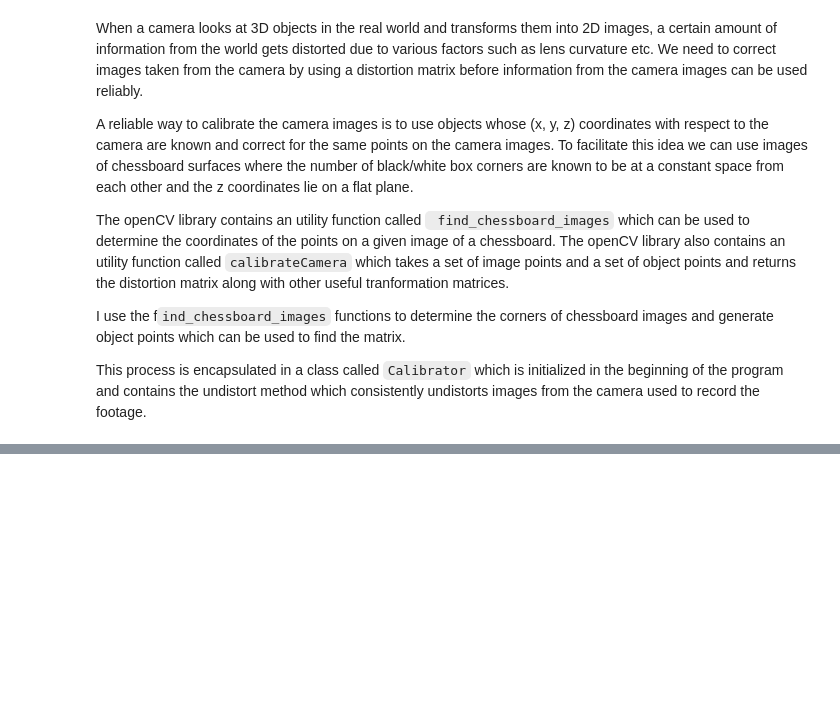
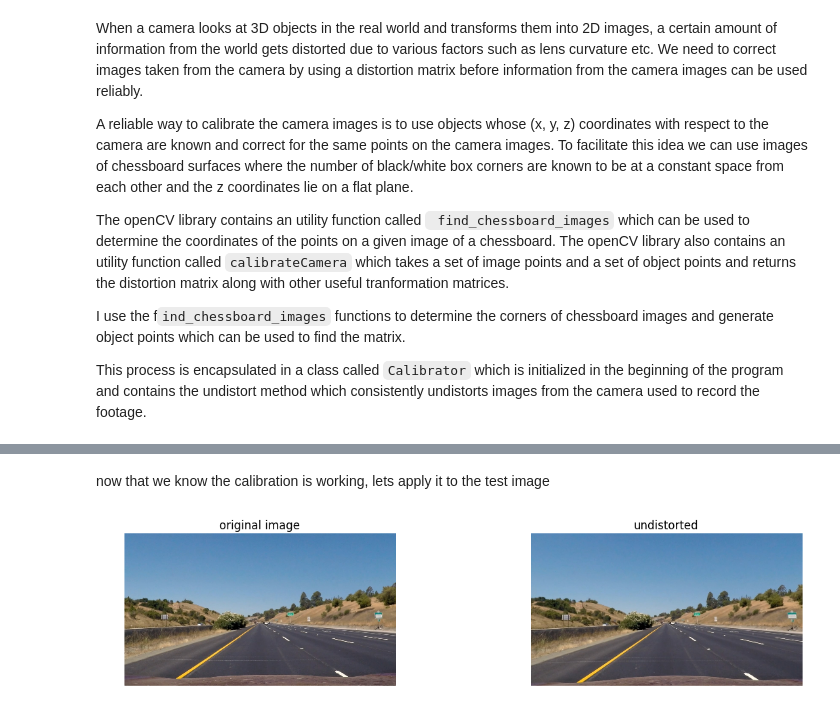
Before and after one commit to aditbiswas1/P4-Advanced-Lane-Lines, a Jupyter notebook: Readme.ipynb, the cells around one changed output, grey strips where cells are left out. Drawn from its saved outputs; the diff is of its cells as text; code cells hidden in the pictures; blank space fills up the shorter version.

```diff
--- a/Readme.ipynb
+++ b/Readme.ipynb
@@ -39,0 +70,8 @@ calibrator = Calibrator(chessboard_images)
+# %% [markdown]
+now that we know the calibration is working, lets apply it to the test image
+# %%
+test_image_file = 'test_images/straight_lines1.jpg'
+test_image = cv2.imread(test_image_file)
+display_original_and_transformed(test_image, calibrator.undistort, 'undistorted')
+# %% [output]
+[figure, added]
```
Also changed, not shown: parts of 5 cells of this notebook, 6 other files.
